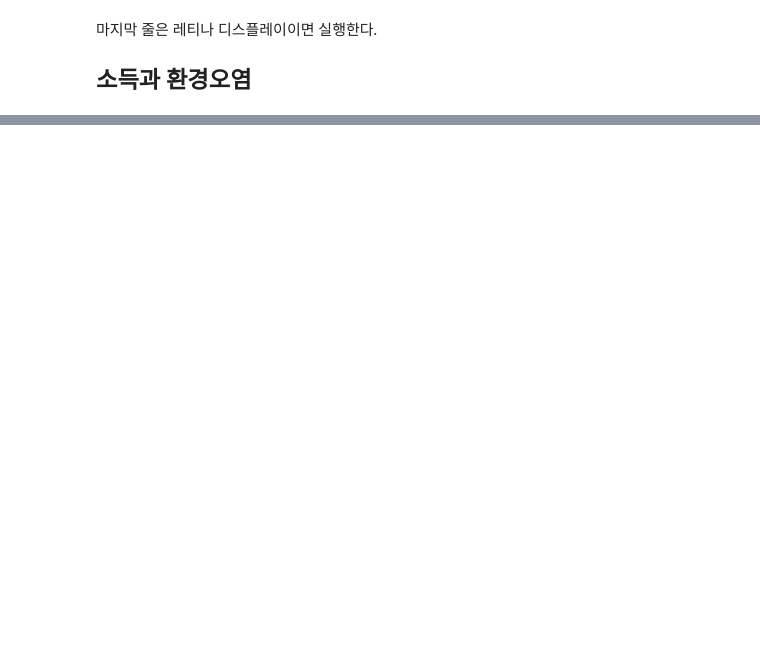
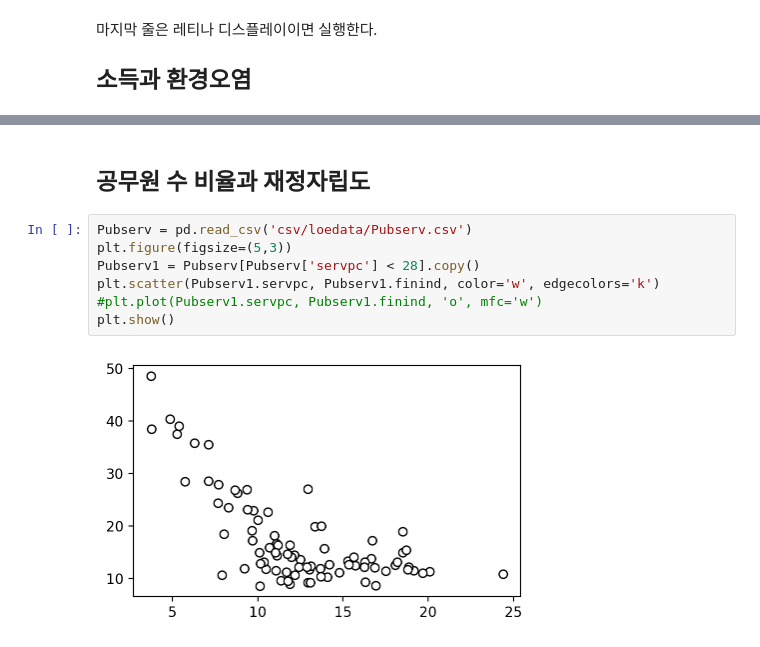
Before and after one commit to chan079/loebook, a Jupyter notebook: python/03.ipynb, the cells around one changed output, grey strips where cells are left out. Drawn from its saved outputs; the diff is of its cells as text; blank space fills up the shorter version.

```diff
--- a/python/03.ipynb
+++ b/python/03.ipynb
@@ -27,0 +29,11 @@ plt.show()
+# %% [markdown]
+## 공무원 수 비율과 재정자립도
+# %%
+Pubserv = pd.read_csv('csv/loedata/Pubserv.csv')
+plt.figure(figsize=(5,3))
+Pubserv1 = Pubserv[Pubserv['servpc'] < 28].copy()
+plt.scatter(Pubserv1.servpc, Pubserv1.finind, color='w', edgecolors='k')
+#plt.plot(Pubserv1.servpc, Pubserv1.finind, 'o', mfc='w')
+plt.show()
+# %% [output]
+[figure, added]
```
Also changed, not shown: parts of 53 cells of this notebook, 3 other files.
